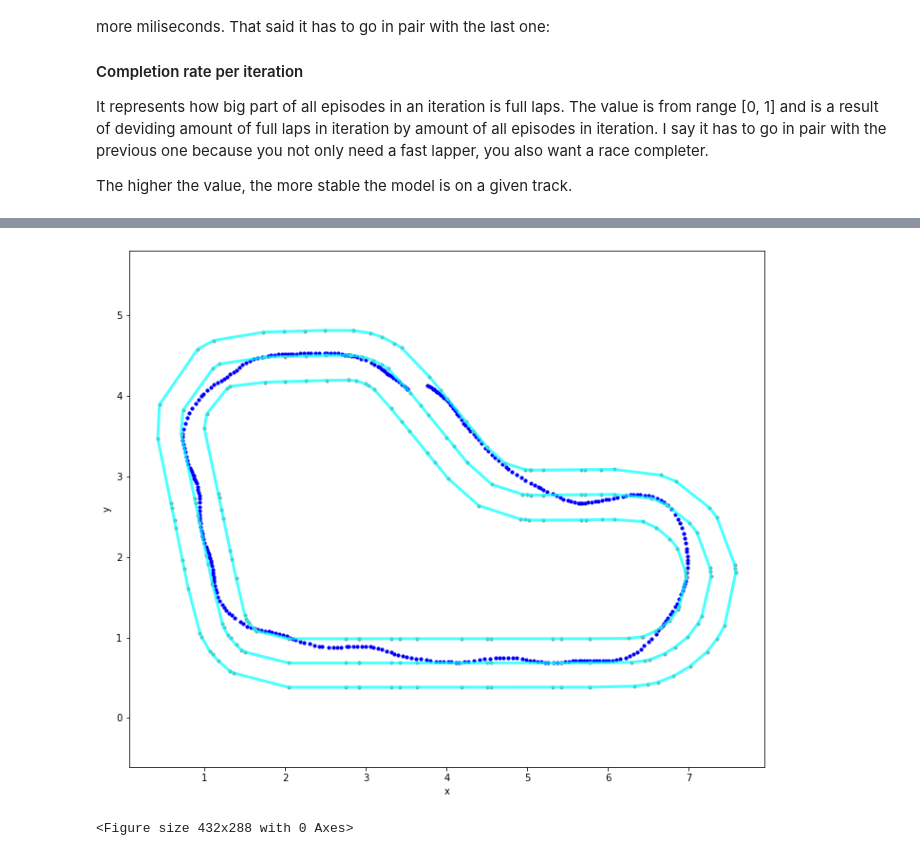
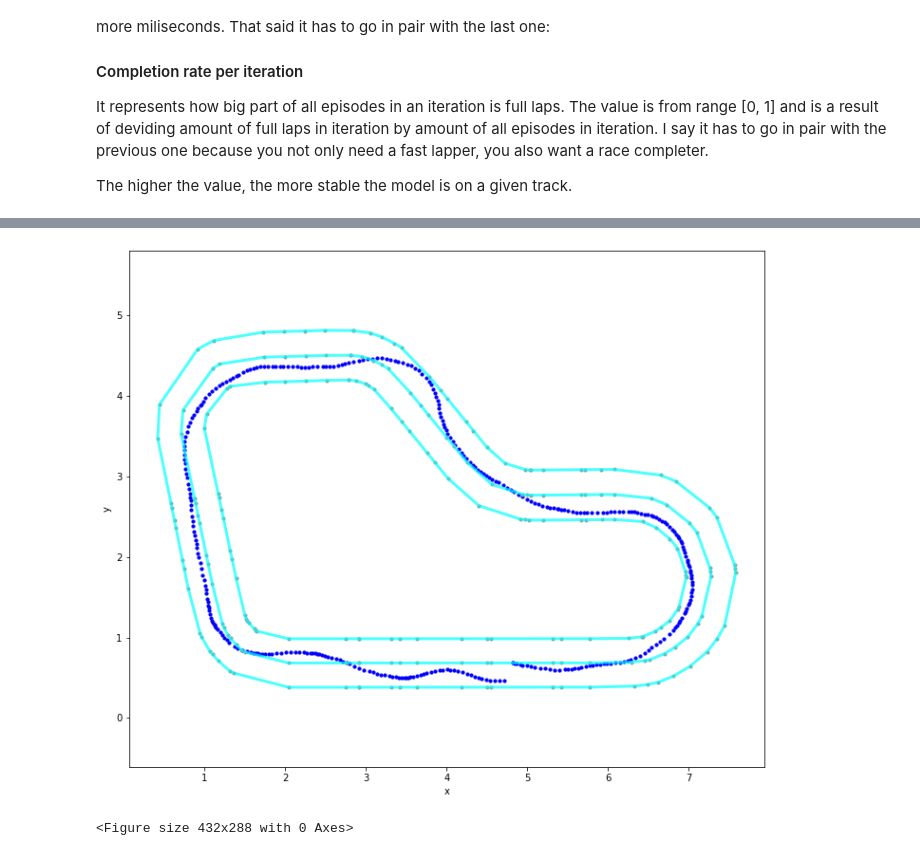
Before and after one commit to AgustinLema/deepracer-analysis, a Jupyter notebook: Training_analysis_Agus-Tune-reward.ipynb, the cells around one changed output, grey strips where cells are left out. Saved outputs shown, nothing was run; the diff lists cells and outputs as text; code cells hidden in the pictures.

```diff
--- a/Training_analysis_Agus-Tune-reward.ipynb
+++ b/Training_analysis_Agus-Tune-reward.ipynb
@@ -152,7 +152,8 @@ Below I have prepared a section for each case. In each case you can analyse the
 Select your preferred way to get the logs below and you can get rid of the rest.
 # %%
 # AWS DeepRacer Console
-stream_name = 'sim-j5xqxn10bbn0' ## CHANGE This to your simulation application ID
+#stream_name = 'sim-j5xqxn10bbn0' ## CHANGE This to your simulation application ID
+stream_name = 'sim-0wskrqsbjs2h'
 fname = 'logs/deepracer-%s.log' %stream_name  # The log will be downloaded into the specified path
 cw.download_log(fname, stream_prefix=stream_name)  # add force=True if you downloaded the file before but want to repeat
 
@@ -387,9 +373,9 @@ df[df['episode']==111]
 # %%
-episode_id = 111
+episode_id = 42
 
 pu.plot_selected_laps(simulation_agg[simulation_agg['episode'] == episode_id], df, track)
 # %% [output]
-[figure, old version]
+[figure, new version]
 <Figure size 432x288 with 0 Axes>
 # %%
 lap_data = df[df['episode'] == episode_id][:]
```
Also changed, not shown: parts of 6 cells of this notebook, 10 other files.
